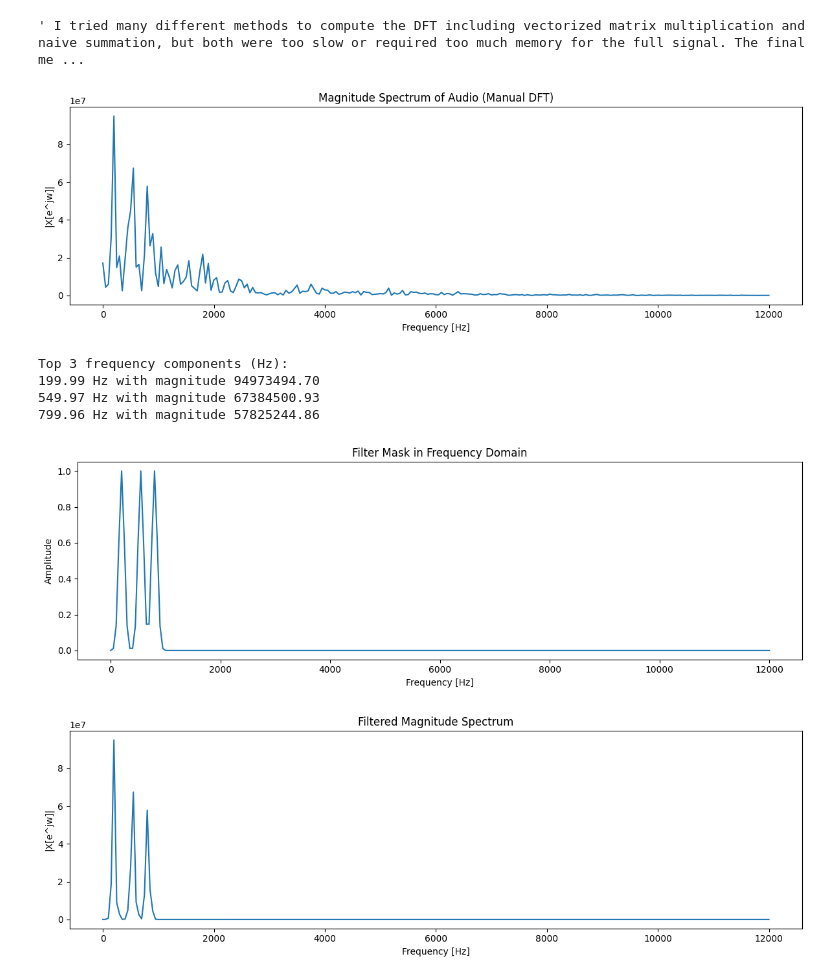
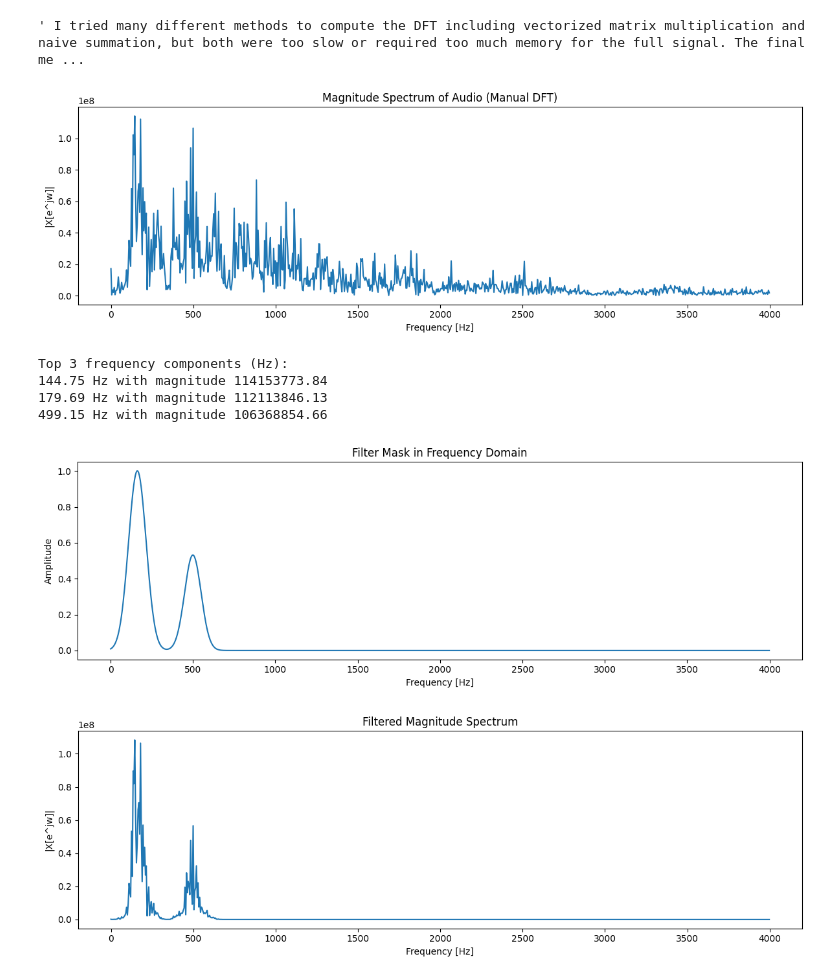
Before and after one commit to JohnKim2005/EE-102, a Jupyter notebook: Homework/Homework 9/Homework9.ipynb, the cells around one changed output. Cells and saved outputs as stored; diff of their text form; code cells hidden in the pictures.

```diff
--- a/Homework/Homework 9/Homework9.ipynb
+++ b/Homework/Homework 9/Homework9.ipynb
@@ -68,7 +68,7 @@ def dft_subset(signal, sampleRate, max_freq = 4000, freq_step = 5):
 # Using limited number of frequencies to reduce computation time and memory usage
 
 
-dftResult, freqs = dft_subset(audioMono, sampleRate, max_freq = 12000, freq_step = 50)
+dftResult, freqs = dft_subset(audioMono, sampleRate, max_freq = 4000, freq_step = 5)
 
 """ I tried many different methods to compute the DFT including vectorized matrix multiplication and naive summation, but both were too slow or required too much memory for the full signal. The final method computes the DFT only for frequencies up to 12 kHz in steps of 50 Hz, which is a reasonable compromise between resolution and computation time."""
 # %% [output]
@@ -82,8 +82,10 @@ plt.ylabel("|X[e^jw]|")
 plt.tight_layout()
 plt.show()
 # %% [output]
-[figure, old version]
+[figure, new version]
 # %%
+""" Problem 1 Part C """
+
 from scipy.signal import find_peaks
 
 mag = np.abs(dftResult)
@@ -96,39 +98,38 @@ for peak in top_peaks:
     print(f"{freqs[peak]:.2f} Hz with magnitude {mag[peak]:.2f}")
 # %% [output]
 Top 3 frequency components (Hz):
-199.99 Hz with magnitude 94973494.70
-549.97 Hz with magnitude 67384500.93
-799.96 Hz with magnitude 57825244.86
+144.75 Hz with magnitude 114153773.84
+179.69 Hz with magnitude 112113846.13
+499.15 Hz with magnitude 106368854.66
 # %%
 def Filter(freqs, peaks, bandwidth=50):
     mask = np.zeros_like(freqs, dtype=float)                    # Initialize mask variable
     for p in peaks:                                             # for each peak
         mask += np.exp(-0.5 * ((freqs - p) / bandwidth)**2)         # Gaussian around each peak
     mask /= np.max(mask)                                        # Normalize to max of 1
     return mask
 # Never thought Gaussian Analysis Spark 010 Class would actually help me here XD
 
 filterMask = Filter(freqs, freqs[top_peaks], bandwidth=50)
 plt.figure(figsize=(12, 4))
 plt.plot(freqs, filterMask)
 plt.title("Filter Mask in Frequency Domain")
 plt.xlabel("Frequency [Hz]")
 plt.ylabel("Amplitude")
 plt.tight_layout()
 plt.show()
 
 filteredDft = dftResult * filterMask
 plt.figure(figsize=(12, 4))
 plt.plot(freqs, np.abs(filteredDft))
 plt.title("Filtered Magnitude Spectrum")
 plt.xlabel("Frequency [Hz]")
 plt.ylabel("|X[e^jw]|")
 plt.tight_layout()
 plt.show()
-+
 # %% [output]
-[figure, old version]
+[figure, new version]
-[figure, old version]
+[figure, new version]
 # %%
 def idft(dftResult):
     N = len(dftResult)                                  # Number of samples
```
Also changed, not shown: parts of 3 cells of this notebook, 3 other files.
